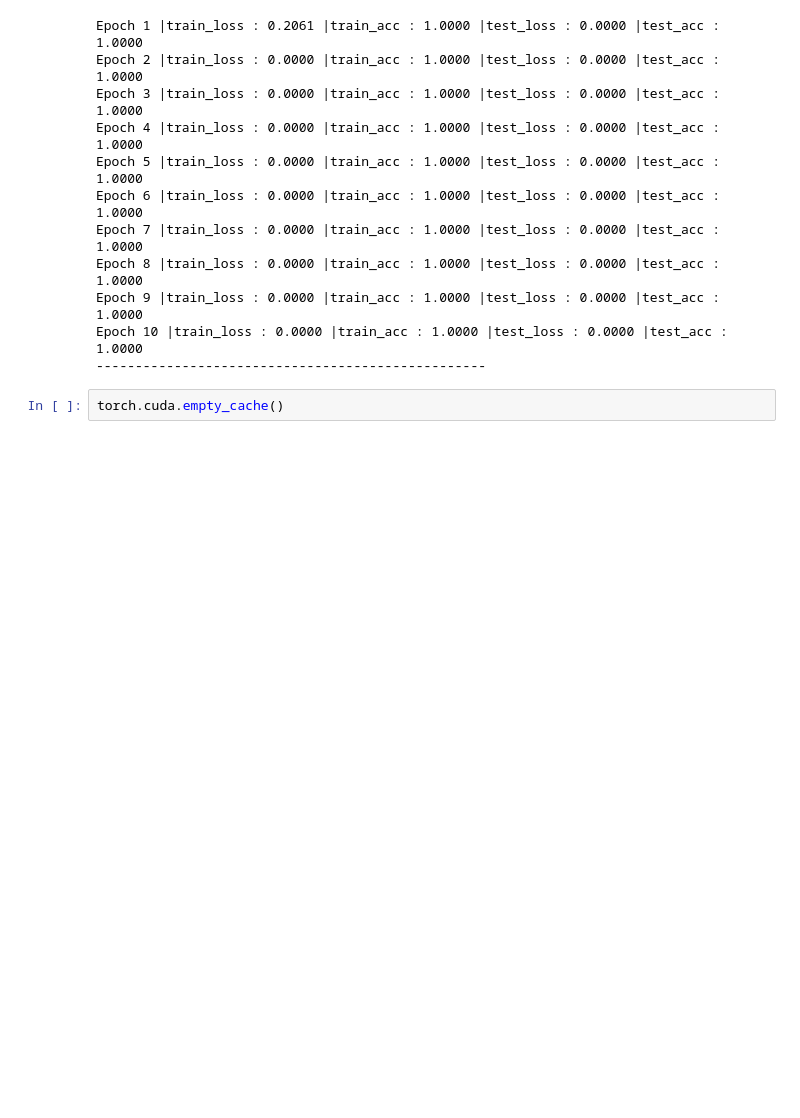
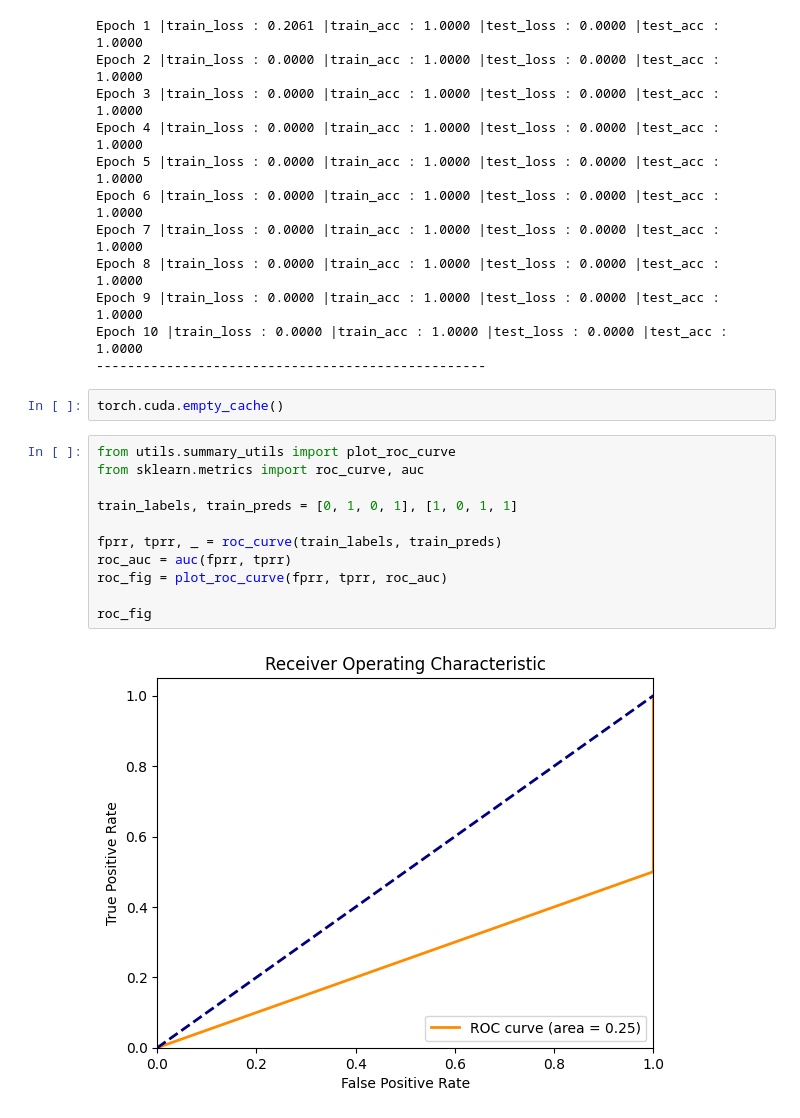
Before and after one commit to Astolfo2332/parkinson_diff, a Jupyter notebook: 03_train_test.ipynb, the cells around one changed output. Drawn from its saved outputs; the diff is of its cells as text; blank space fills up the shorter version.

Commit message:
add(best_test_metrics) adición de metricas a la prueba final

```diff
--- a/03_train_test.ipynb
+++ b/03_train_test.ipynb
@@ -338,3 +338,16 @@ Epoch 10 |train_loss : 0.0000 |train_acc : 1.0000 |test_loss : 0.0000 |test_acc
 --------------------------------------------------
 # %%
 torch.cuda.empty_cache()
+# %%
+from utils.summary_utils import plot_roc_curve
+from sklearn.metrics import roc_curve, auc
+
+train_labels, train_preds = [0, 1, 0, 1], [1, 0, 1, 1]
+
+fprr, tprr, _ = roc_curve(train_labels, train_preds)
+roc_auc = auc(fprr, tprr)
+roc_fig = plot_roc_curve(fprr, tprr, roc_auc)
+
+roc_fig
+# %% [output]
+[figure, added]
```
Also changed, not shown: 7 other files.
